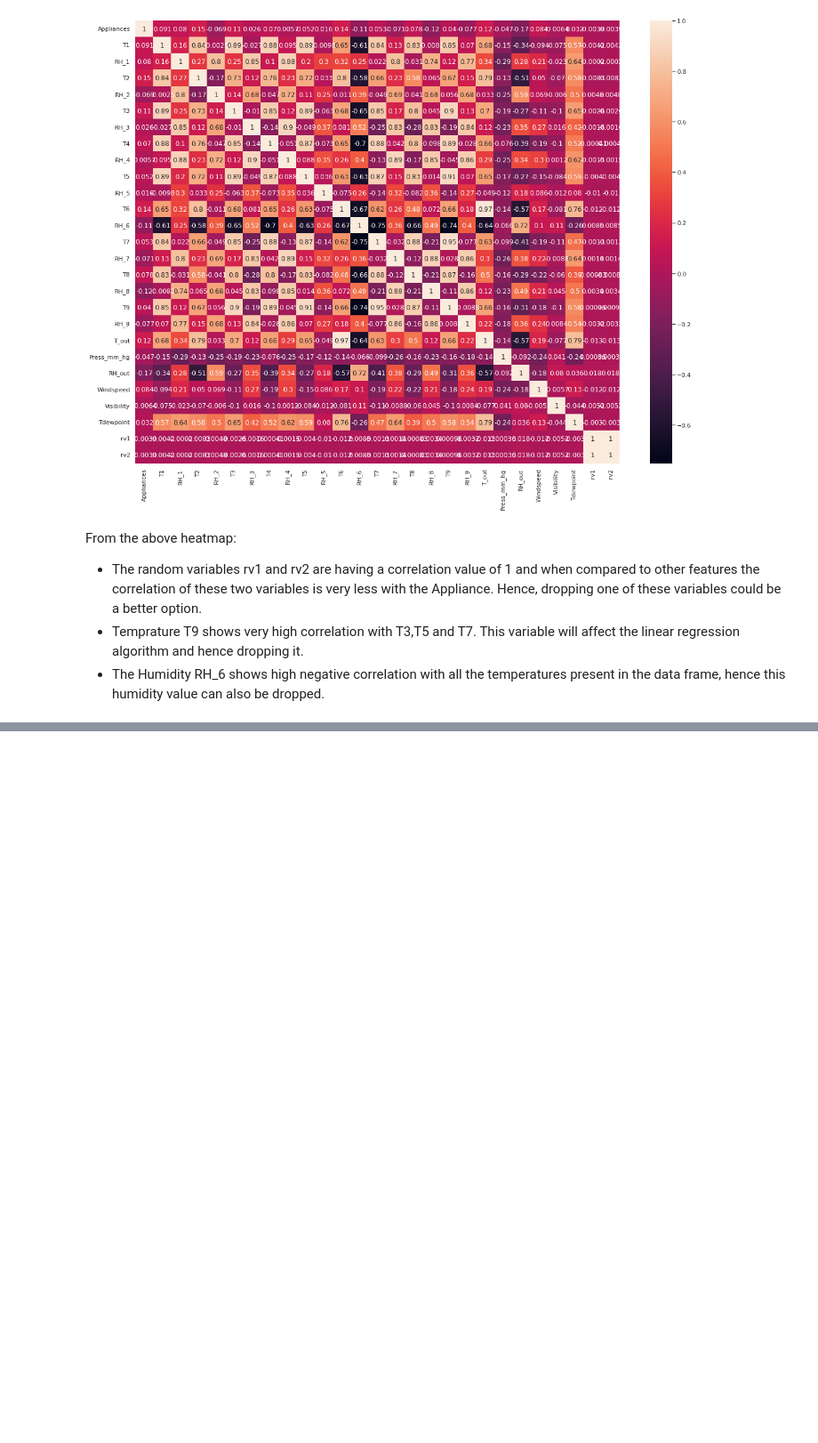
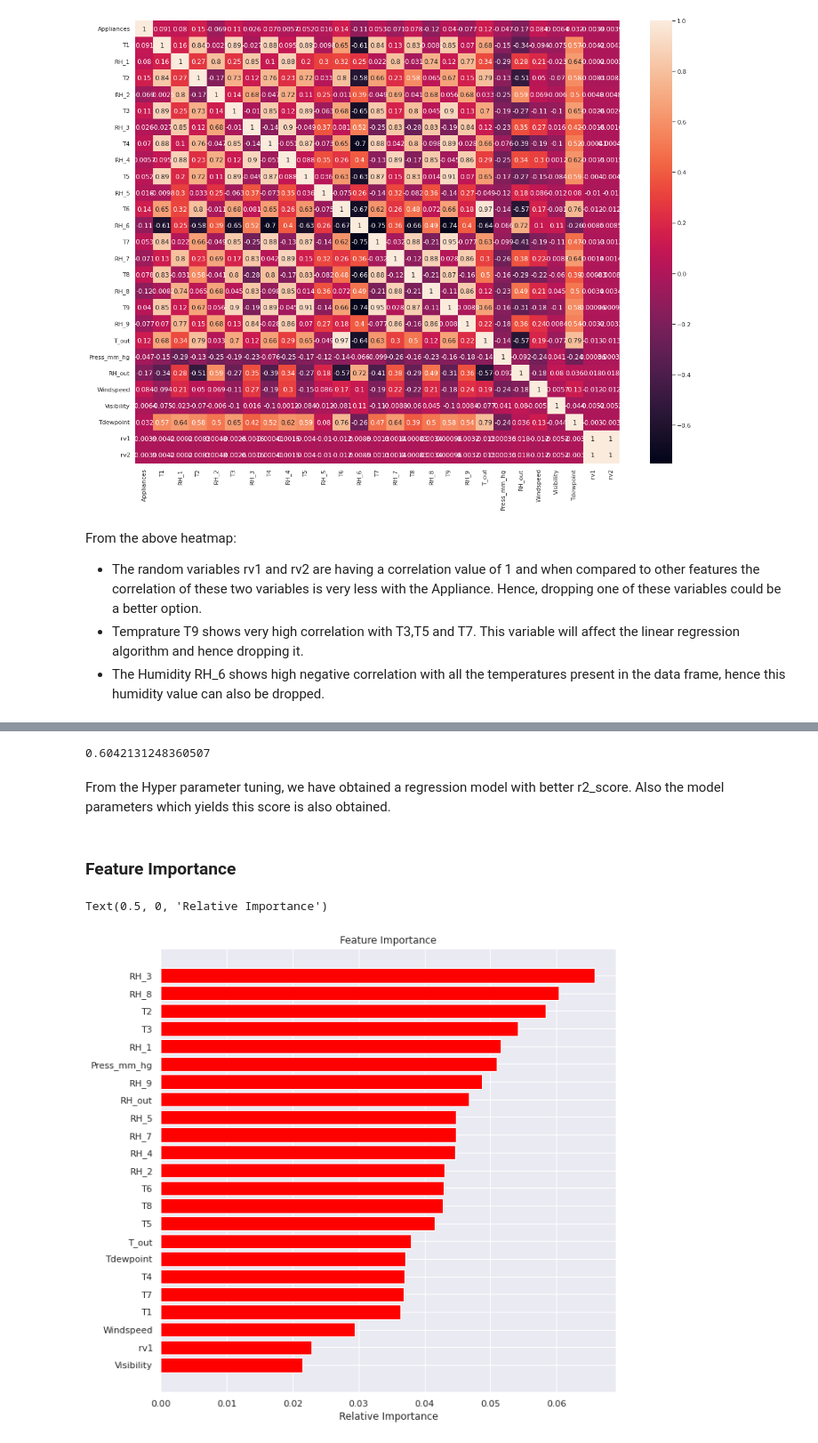
Before and after one commit to Srijan-Rai/Appliane-Energy-Prediction, a Jupyter notebook: ApplianceEnergyPrediction.ipynb, the cells around one changed output, grey strips where cells are left out. Shown at 89% size. Cells and saved outputs as stored; diff of their text form; code cells hidden in the pictures; blank space fills up the shorter version.

```diff
--- a/ApplianceEnergyPrediction.ipynb
+++ b/ApplianceEnergyPrediction.ipynb
@@ -389,0 +447,8 @@ df.drop(columns=["rv2","T9","RH_6"], inplace=True)
+# %%
+# Scaling and spitting the dataset
+scaler = StandardScaler()
+scaled_data = scaler.fit_transform(df)
+data = pd.DataFrame(scaled_data, columns = df.columns)
+x =data.drop("Appliances", axis =1)
+y = data["Appliances"]
+xtrain, xtest, ytrain, ytest = train_test_split(x,y,random_state=42, test_size= 0.3)
@@ -389,0 +531,5 @@ df.drop(columns=["rv2","T9","RH_6"], inplace=True)
+# %%
+regressor = RandomForestRegressor(random_state=42)
+grid_values = {'n_estimators':[50, 80,  100, 120, 150], 'max_depth': [10, 20,30,40,50], 'max_features': ["auto", "sqrt", "log2"]}
+reg = GridSearchCV(regressor, param_grid = grid_values, scoring = 'r2', cv=3)
+reg.fit(xtrain,ytrain)
@@ -389,0 +561,21 @@ df.drop(columns=["rv2","T9","RH_6"], inplace=True)
+# %%
+r2_score(ytest,ypred)
+# %% [output]
+0.6042131248360507
+# %% [markdown]
+From the Hyper parameter tuning, we have obtained a regression model with better r2_score. Also the model parameters which yields this score is also obtained.
+# %% [markdown]
+### Feature Importance
+# %%
+features = xtrain.columns
+importances = reg.best_estimator_.feature_importances_
+indices = np.argsort(importances)
+# %%
+plt.figure(figsize=(10,10))
+plt.title('Feature Importance')
+plt.barh(range(len(indices)), importances[indices], color='red', align='center')
+plt.yticks(range(len(indices)), [features[i] for i in indices])
+plt.xlabel('Relative Importance')
+# %% [output]
+Text(0.5, 0, 'Relative Importance')
+[figure, added]
```
Also changed, not shown: parts of 41 cells of this notebook.
